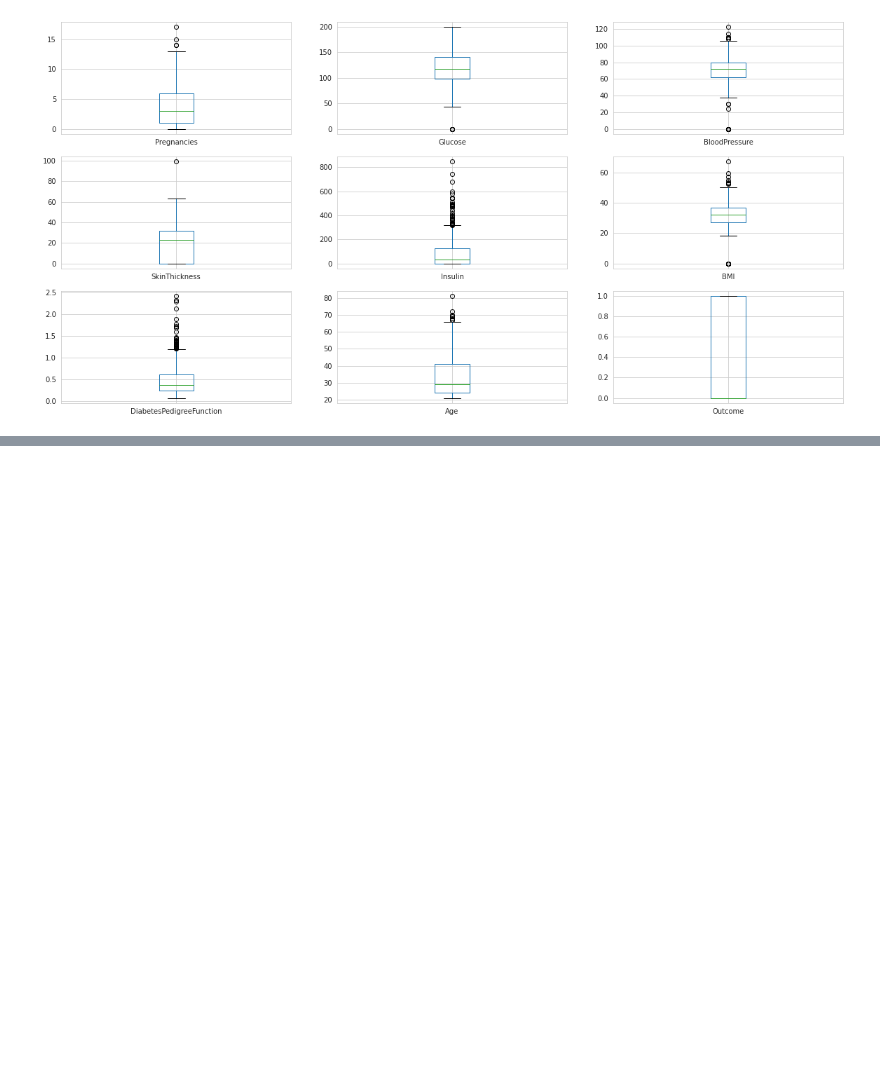
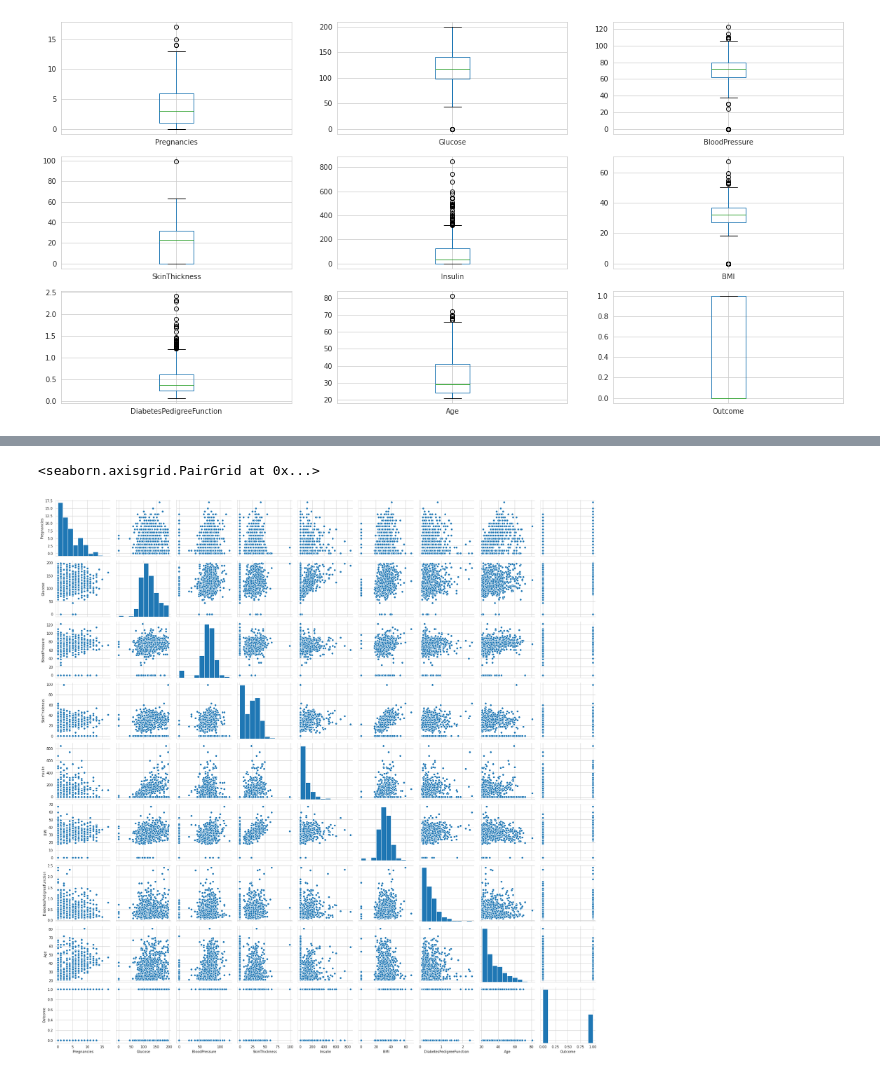
Before and after one commit to hossainlab/aml4h, a Jupyter notebook: book/_build/jupyter_execute/notebooks/02-Exploring-Data-wtih-Visualization.ipynb, the cells around one changed output, grey strips where cells are left out. Drawn from its saved outputs; the diff is of its cells as text; code cells hidden in the pictures; blank space fills up the shorter version.

```diff
--- a/book/_build/jupyter_execute/notebooks/02-Exploring-Data-wtih-Visualization.ipynb
+++ b/book/_build/jupyter_execute/notebooks/02-Exploring-Data-wtih-Visualization.ipynb
@@ -49,0 +100,5 @@ plt.show()
+# %%
+sns.pairplot(df)
+# %% [output]
+<seaborn.axisgrid.PairGrid at 0x...>
+[figure, added]
```
Also changed, not shown: parts of 19 cells of this notebook, 28 other files.
